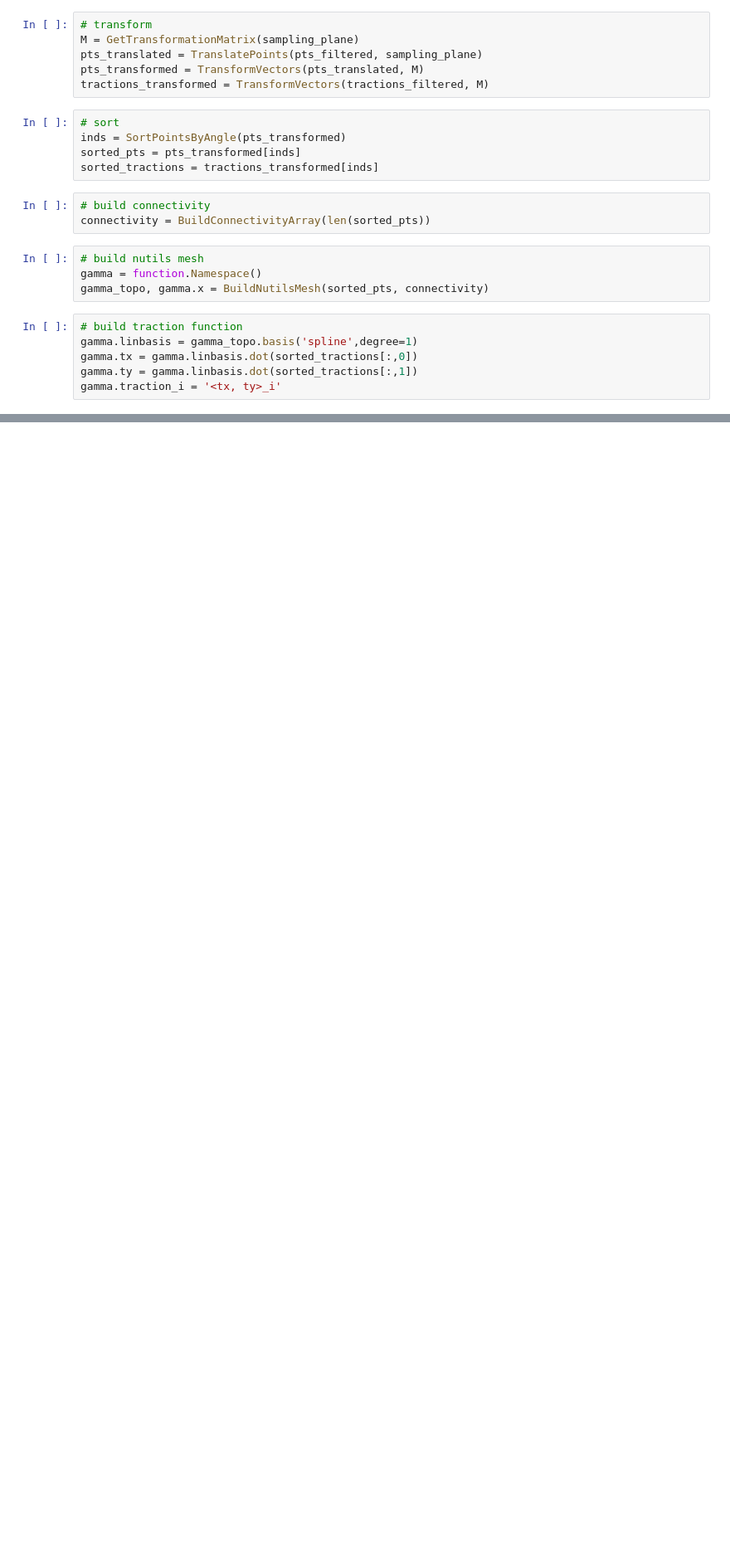
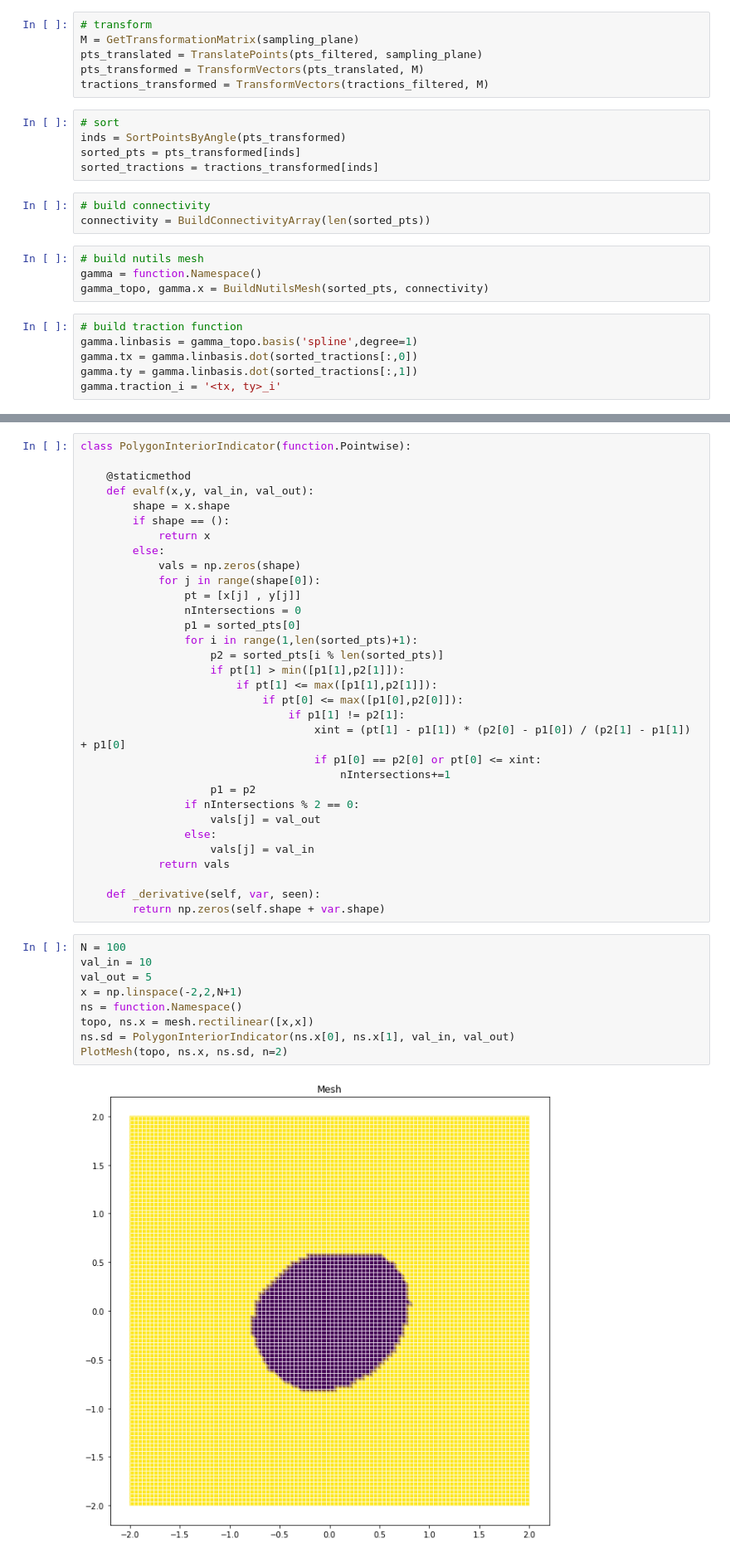
Before and after one commit to CAD-Team/heartflow, a Jupyter notebook: Model_00_slice_00/pressurized_artery.ipynb, the cells around one changed output, grey strips where cells are left out. Shown at 83% size. Drawn from its saved outputs; the diff is of its cells as text; blank space fills up the shorter version.

```diff
--- a/Model_00_slice_00/pressurized_artery.ipynb
+++ b/Model_00_slice_00/pressurized_artery.ipynb
@@ -787,0 +386,43 @@ print(dist)
+# %%
+class PolygonInteriorIndicator(function.Pointwise):
+
+    @staticmethod
+    def evalf(x,y, val_in, val_out):
+        shape = x.shape
+        if shape == ():
+            return x
+        else:
+            vals = np.zeros(shape)
+            for j in range(shape[0]):
+                pt = [x[j] , y[j]]
+                nIntersections = 0
+                p1 = sorted_pts[0]
+                for i in range(1,len(sorted_pts)+1):
+                    p2 = sorted_pts[i % len(sorted_pts)]
+                    if pt[1] > min([p1[1],p2[1]]):
+                        if pt[1] <= max([p1[1],p2[1]]):
+                            if pt[0] <= max([p1[0],p2[0]]):
+                                if p1[1] != p2[1]:
+                                    xint = (pt[1] - p1[1]) * (p2[0] - p1[0]) / (p2[1] - p1[1]) + p1[0]
+                                    if p1[0] == p2[0] or pt[0] <= xint:
+                                        nIntersections+=1
+                    p1 = p2
+                if nIntersections % 2 == 0:
+                    vals[j] = val_out
+                else:
+                    vals[j] = val_in
+            return vals
+
+    def _derivative(self, var, seen):
+        return np.zeros(self.shape + var.shape)
+# %%
+N = 100
+val_in = 10
+val_out = 5
+x = np.linspace(-2,2,N+1)
+ns = function.Namespace()
+topo, ns.x = mesh.rectilinear([x,x])
+ns.sd = PolygonInteriorIndicator(ns.x[0], ns.x[1], val_in, val_out)
+PlotMesh(topo, ns.x, ns.sd, n=2)
+# %% [output]
+[figure, added]
```
Also changed, not shown: parts of 43 cells of this notebook, 4 other files.
